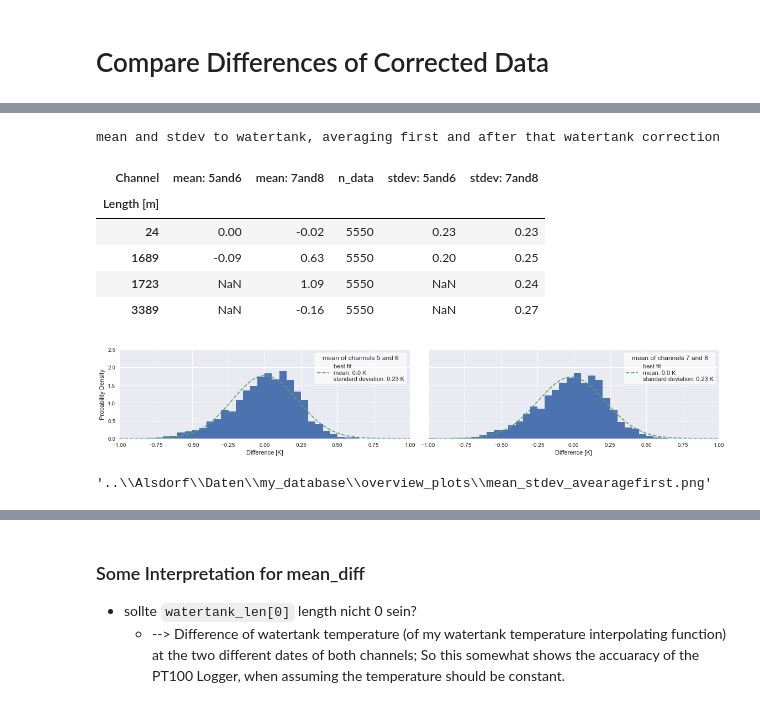
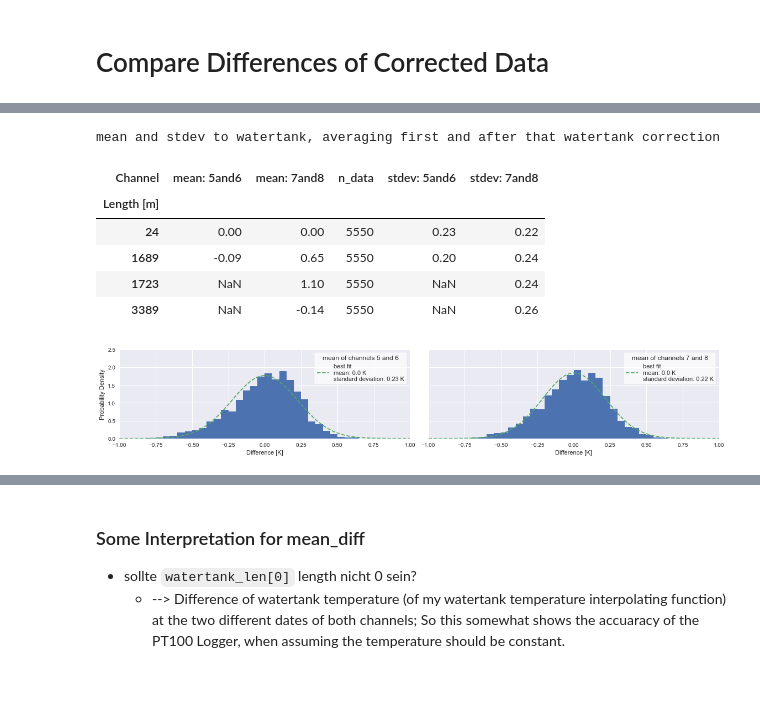
Before and after one commit to mvwick/Scripts_Masterarbeit, a Jupyter notebook: analyse_my_database_alsdorf.ipynb, the cells around one changed output, grey strips where cells are left out. Saved outputs shown, nothing was run; the diff lists cells and outputs as text; code cells hidden in the pictures.

```diff
--- a/analyse_my_database_alsdorf.ipynb
+++ b/analyse_my_database_alsdorf.ipynb
@@ -103,22 +103,22 @@ del chan58_constshift
 del chan14_constshift
 # %%
 # import tlogger
-# read csv
+# read csv - outdated
 # Tlogger_PT1000 = pd.read_csv(path_to_my_database + "\\t_logger_watertank\\Tlogger_PT1000.csv", index_col=[0])
 # Tlogger_PT100  = pd.read_csv(path_to_my_database + "\\t_logger_watertank\\Tlogger_PT100_outdated.csv",index_col=[0])
 # Tlogger_PT100.index.names=["Date"]; Tlogger_PT1000.index.names=["Date"]
 # Tlogger_PT100.index = pd.to_datetime(Tlogger_PT100.index); Tlogger_PT1000.index = pd.to_datetime(Tlogger_PT1000.index)
 
 #read_pickle
-df_Tlogger_PT1000 = read_pickle(path_to_my_database + "\\t_logger_watertank\\Tlogger_PT1000")
-df_Tlogger_PT100  = read_pickle(path_to_my_database + "\\t_logger_watertank\\Tlogger_PT100_outdated")
+df_Tlogger_PT1000 = read_pickle(path_DTS_processed + "\\..\\T-logger\\processed\\Tlogger_PT1000")
+df_Tlogger = read_pickle(path_DTS_processed + "\\..\\T-logger\\processed\\Tlogger_all")
 
-watertank_T_range_min = df_Tlogger_PT100.index.min()
-watertank_T_range_max = df_Tlogger_PT100.index.max()
+watertank_T_range_min = df_Tlogger.index.min()
+watertank_T_range_max = df_Tlogger.index.max()
 
 watertank_len=[24,1689,1723,3389] # position DTS cable (hybrid), where it is in watertank; vorher [25,1689,1723,3389] [19,1690,1723,3389]
 
-df_Tlogger_PT100
+df_Tlogger
 # %% [output]
 |  | Channel1-Watertank_PT100 | Channel2-Air | Channel1-PT100_rolling_mean |
 | 2021-06-07 12:12:40 | 23.4 | 25.8 | 23.5 |
@@ -583,30 +583,30 @@ plt.show()
 # %%
 round_value=2
 # diff watertank of the mean temperature between channels
 
 # old way of calculations
-# diff_watertank_shiftfirst = diff_to_watertank(chan_mean_constshift_shiftfirst,watertank_len=watertank_len, watertank_T_range_min = watertank_T_range_min,df_Tlogger_PT100=df_Tlogger_PT100,
+# diff_watertank_shiftfirst = diff_to_watertank(chan_mean_constshift_shiftfirst,watertank_len=watertank_len, watertank_T_range_min = watertank_T_range_min,df_Tlogger_PT100=df_Tlogger,
 #                                                      watertank_T_range_max = watertank_T_range_max, shorten_input_date=True)#chan_mean_shiftfirst
 # mean_stdev_shiftfirst = calc_mean_diff_watertank(diff_watertank_shiftfirst)
 # mean_stdev_shiftfirst = mean_stdev_shiftfirst.replace(pd.NA, np.nan).round(round_value) # replace pd.nan because round does ont work
 # print("mean and stdev to watertank, shift first")
 # display(mean_stdev_shiftfirst)
 # print()
 
-diff_watertank_avearagefirst = diff_to_watertank(chan_mean_constshift_averagefirst,watertank_len=watertank_len, watertank_T_range_min = watertank_T_range_min,df_Tlogger_PT100=df_Tlogger_PT100,
+diff_watertank_avearagefirst = diff_to_watertank(chan_mean_constshift_averagefirst,watertank_len=watertank_len, watertank_T_range_min = watertank_T_range_min,df_Tlogger_PT100=df_Tlogger,
                                                     watertank_T_range_max = watertank_T_range_max, shorten_input_date=True) #chan_mean_avearagefirst
 mean_stdev_avearagefirst = calc_mean_diff_watertank(diff_watertank_avearagefirst)
 mean_stdev_avearagefirst = mean_stdev_avearagefirst.replace(pd.NA, np.nan).round(round_value)
 print("mean and stdev to watertank, averaging first and after that watertank correction")
 display(mean_stdev_avearagefirst)
 # %% [output]
 mean and stdev to watertank, averaging first and after that watertank correction
 | Channel | mean: 5and6 | mean: 7and8 | n_data | stdev: 5and6 | stdev: 7and8 |
 | Length [m] |  |  |  |  |  |
-| 24 | 0.00 | -0.02 | 5550 | 0.23 | 0.23 |
-| 1689 | -0.09 | 0.63 | 5550 | 0.20 | 0.25 |
-| 1723 | NaN | 1.09 | 5550 | NaN | 0.24 |
-| 3389 | NaN | -0.16 | 5550 | NaN | 0.27 |
+| 24 | 0.00 | 0.00 | 5550 | 0.23 | 0.22 |
+| 1689 | -0.09 | 0.65 | 5550 | 0.20 | 0.24 |
+| 1723 | NaN | 1.10 | 5550 | NaN | 0.24 |
+| 3389 | NaN | -0.14 | 5550 | NaN | 0.26 |
 # %%
 #differenced at first watertank position of processed data to reference temp
 def plt_hist_in_axs(data,axes_tuple,chan,num_bins=30,binwidth=0.05):
@@ -682,10 +683,6 @@ def save_df_as_image(df, path):
 path=r"./pictures/tables"
 table_name = "/mean_stdev_avearagefirst.png"
 save_df_as_image(mean_stdev_avearagefirst, path + table_name)
-# copy png to my_database
-copy_file(path + table_name, r"..\Alsdorf\Daten\my_database\overview_plots")
-# %% [output]
-'..\\Alsdorf\\Daten\\my_database\\overview_plots\\mean_stdev_avearagefirst.png'
 # %%
 # Plot differences to watertank temperature over time: Avearege first
 def plot_helper_9000(diff_watertank_data,mean_diff_data,w_positions,type,name):
```
Also changed, not shown: parts of 16 cells of this notebook, 25 other files.
